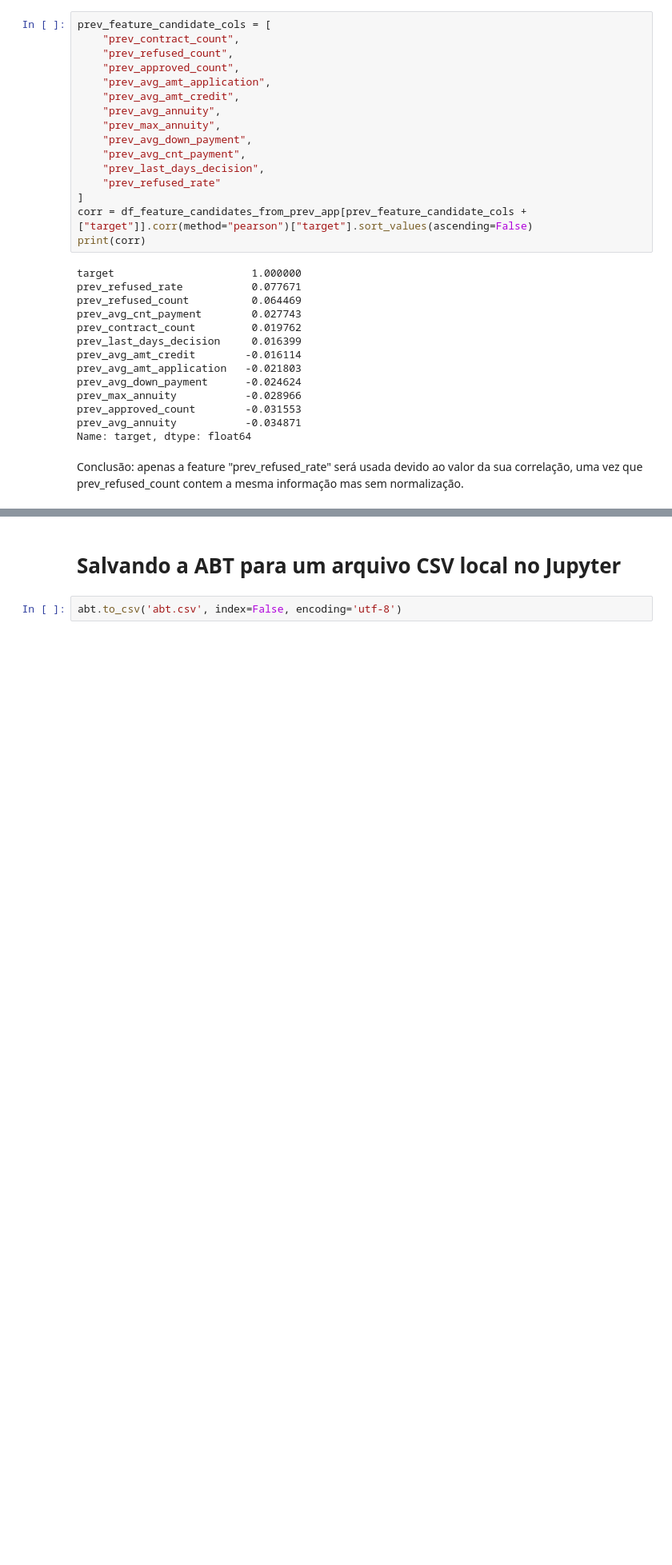
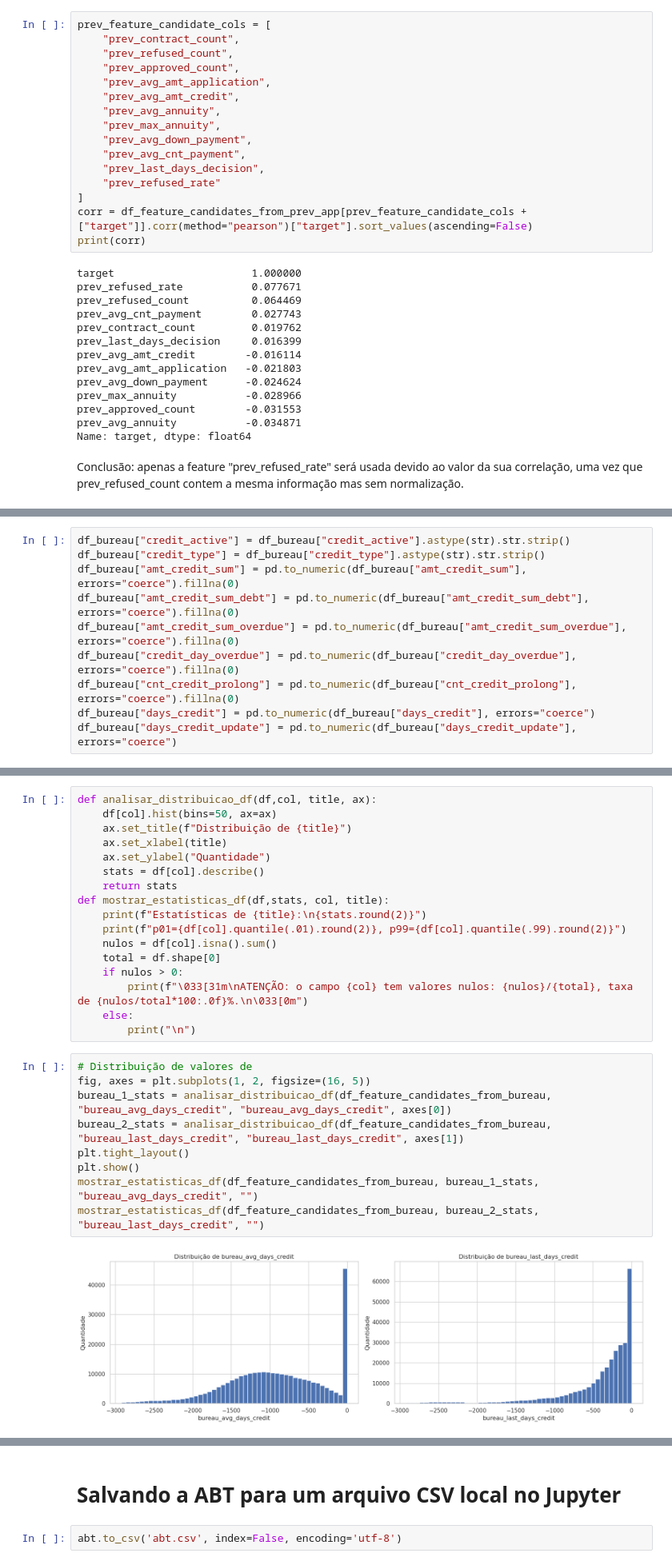
Before and after one commit to YuriKnebel/ProjetoFinalPosFIA-Individual, a Jupyter notebook: data-platform/DataPipeline/exp_analysis.ipynb, the cells around one changed output, grey strips where cells are left out. Shown at 80% size. Cells and saved outputs as stored; diff of their text form; blank space fills up the shorter version.

Commit message:
feat: adiconados features da tabela bureau.csv

```diff
--- a/data-platform/DataPipeline/exp_analysis.ipynb
+++ b/data-platform/DataPipeline/exp_analysis.ipynb
@@ -986,0 +1076,10 @@ Conclusão: apenas a feature "prev_refused_rate" será usada devido ao valor da
+# %%
+df_bureau["credit_active"] = df_bureau["credit_active"].astype(str).str.strip()
+df_bureau["credit_type"] = df_bureau["credit_type"].astype(str).str.strip()
+df_bureau["amt_credit_sum"] = pd.to_numeric(df_bureau["amt_credit_sum"], errors="coerce").fillna(0)
+df_bureau["amt_credit_sum_debt"] = pd.to_numeric(df_bureau["amt_credit_sum_debt"], errors="coerce").fillna(0)
+df_bureau["amt_credit_sum_overdue"] = pd.to_numeric(df_bureau["amt_credit_sum_overdue"], errors="coerce").fillna(0)
+df_bureau["credit_day_overdue"] = pd.to_numeric(df_bureau["credit_day_overdue"], errors="coerce").fillna(0)
+df_bureau["cnt_credit_prolong"] = pd.to_numeric(df_bureau["cnt_credit_prolong"], errors="coerce").fillna(0)
+df_bureau["days_credit"] = pd.to_numeric(df_bureau["days_credit"], errors="coerce")
+df_bureau["days_credit_update"] = pd.to_numeric(df_bureau["days_credit_update"], errors="coerce")
@@ -986,0 +1178,28 @@ Conclusão: apenas a feature "prev_refused_rate" será usada devido ao valor da
+# %%
+def analisar_distribuicao_df(df,col, title, ax):
+    df[col].hist(bins=50, ax=ax)
+    ax.set_title(f"Distribuição de {title}")
+    ax.set_xlabel(title)
+    ax.set_ylabel("Quantidade")
+    stats = df[col].describe()
+    return stats
+def mostrar_estatisticas_df(df,stats, col, title):
+    print(f"Estatísticas de {title}:\n{stats.round(2)}")
+    print(f"p01={df[col].quantile(.01).round(2)}, p99={df[col].quantile(.99).round(2)}")
+    nulos = df[col].isna().sum()
+    total = df.shape[0]
+    if nulos > 0:
+        print(f"\033[31m\nATENÇÃO: o campo {col} tem valores nulos: {nulos}/{total}, taxa de {nulos/total*100:.0f}%.\n\033[0m")
+    else:
+        print("\n")
+# %%
+# Distribuição de valores de
+fig, axes = plt.subplots(1, 2, figsize=(16, 5))
+bureau_1_stats = analisar_distribuicao_df(df_feature_candidates_from_bureau, "bureau_avg_days_credit", "bureau_avg_days_credit", axes[0])
+bureau_2_stats = analisar_distribuicao_df(df_feature_candidates_from_bureau, "bureau_last_days_credit", "bureau_last_days_credit", axes[1])
+plt.tight_layout()
+plt.show()
+mostrar_estatisticas_df(df_feature_candidates_from_bureau, bureau_1_stats, "bureau_avg_days_credit", "")
+mostrar_estatisticas_df(df_feature_candidates_from_bureau, bureau_2_stats, "bureau_last_days_credit", "")
+# %% [output]
+[figure, added]
```
Also changed, not shown: parts of 28 cells of this notebook.
